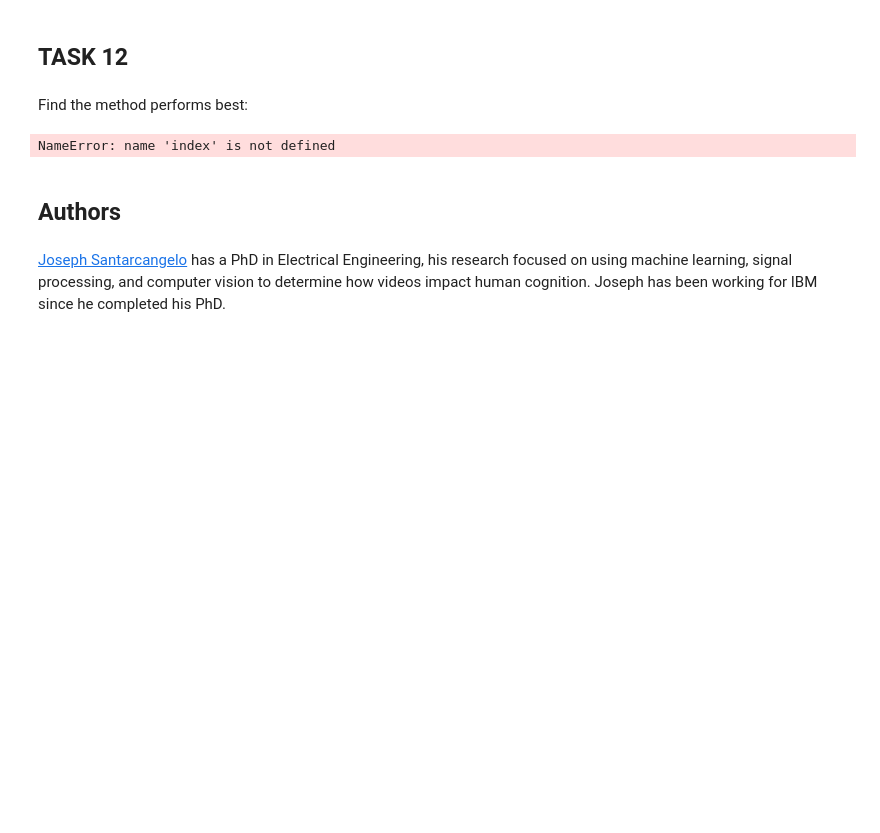
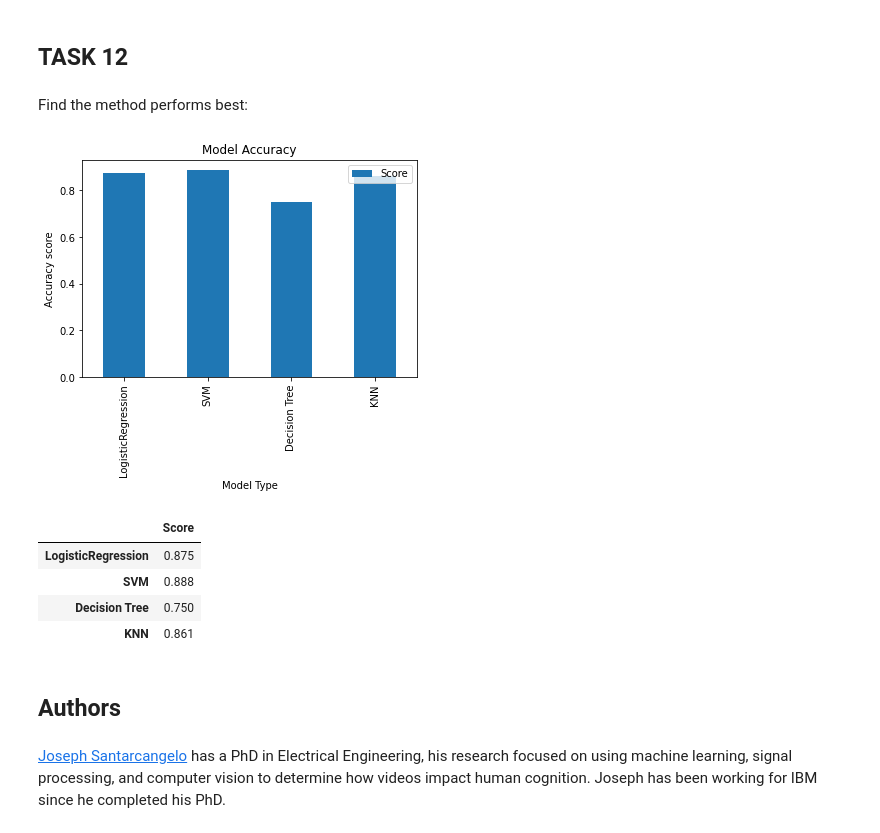
Before and after one commit to netgvarun2012/Blackbox, a Jupyter notebook: Machine Learning Prediction lab.ipynb, the cells around one changed output. Cells and saved outputs as stored; diff of their text form; code cells hidden in the pictures; blank space fills up the shorter version.

```diff
--- a/Machine Learning Prediction lab.ipynb
+++ b/Machine Learning Prediction lab.ipynb
@@ -339,19 +339,23 @@ Find the method performs best:
 # They all perform practically the same.
 # %%
 # HINT use groupby method on Orbit column and get the mean of Class column
-model_scores = {index : ['LogisticRegression','SVM','Decision Tree','KNN'],'Score':[0.875,0.888,0.75,0.861]}
-score_frame = pd.DataFrame(model_scores);
+score_frame = pd.DataFrame({'Score':[0.875,0.888,0.75,0.861]},index=['LogisticRegression','SVM','Decision Tree','KNN']);
 
 #modelscore_df = df.groupby(['Orbit'])['Class'].mean()
 #df_relation
 score_frame.plot(kind = 'bar')
 plt.title('Model Accuracy')
 plt.xlabel('Model Type')
 plt.ylabel('Accuracy score')
 plt.show()
 score_frame
 # %% [output]
-NameError: name 'index' is not defined
+[figure, added]
+|  | Score |
+| LogisticRegression | 0.875 |
+| SVM | 0.888 |
+| Decision Tree | 0.750 |
+| KNN | 0.861 |
 # %% [markdown]
 ## Authors
 # %% [markdown]
```
